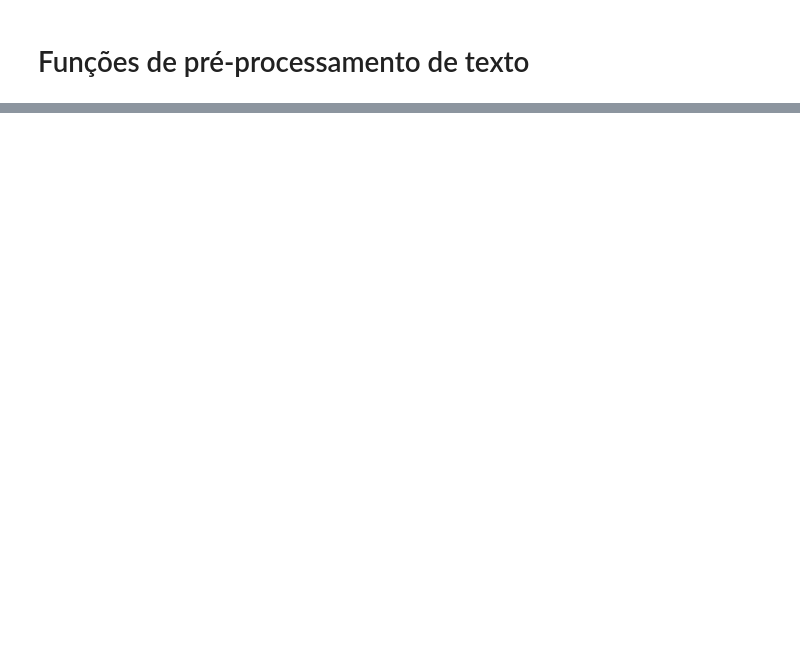
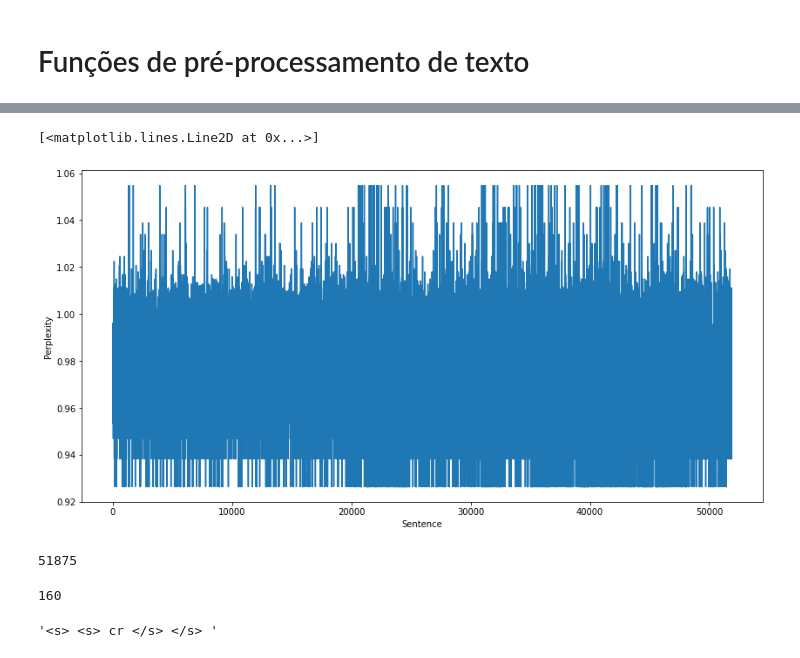
Before and after one commit to Jvictor97/3-Gram, a Jupyter notebook: Trabalho4.ipynb, the cells around one changed output, grey strips where cells are left out. Drawn from its saved outputs; the diff is of its cells as text; code cells hidden in the pictures; blank space fills up the shorter version.

```diff
--- a/Trabalho4.ipynb
+++ b/Trabalho4.ipynb
@@ -80,0 +114,8 @@ re.findall('(?<=<s><s>)[\w\W]+?(?=<\/s><\/s>)', test)
+# %%
+def calculate_probability(word3, word1, word2):
+    three_gram_probability =  (three_gram[f'{word1} {word2}'][word3] / bi_gram[word1][word2]) if bi_gram[word1][word2] > 0 else 0
+    bi_gram_probability =  (bi_gram[word2][word3] / uni_gram[word2]) if uni_gram[word2] > 0 else 0
+    uni_gram_probability = uni_gram[word3] / len(vocabulary)
+
+    probability = 0.7 * three_gram_probability + 0.2 * bi_gram_probability + 0.1 * uni_gram_probability
+    return probability if probability > 0.0 else sys.float_info.min
@@ -80,0 +124,30 @@ re.findall('(?<=<s><s>)[\w\W]+?(?=<\/s><\/s>)', test)
+# %%
+test_file = open('CHAVEFolha/folha94/FSP.940101.sgml')
+content = test_file.read()
+texts = re.findall("(?<=<TEXT>\n)[\w\W]+?(?=<\/TEXT>)", content)
+per_sentence_perplexity = defaultdict(int)
+sentences = []
+
+test_files = os.listdir(os.getcwd() + "/CHAVEFolha/folha94")
+total = len(test_files)
+
+for index, file_name in enumerate(test_files):
+    print(f'processing file {index+1} of {total}\r', sep=' ', end='', flush=True)
+    f = io.open(os.getcwd() + "\\CHAVEFolha\\folha94\\" + file_name, mode="r", encoding="latin-1")
+    file_content = f.read()
+    texts = re.findall("(?<=<TEXT>\n)[\w\W]+?(?=<\/TEXT>)", file_content)
+
+    for text in texts:
+        preprocessed_text = preprocess_text(text)
+        for sentence in re.findall('\s*<s>\s*<s>\s*.+?\s*<\/s>\s*<\/s>\s*', preprocessed_text):
+            words = sentence.split()
+            probability = 0
+
+            for index in range(len(words) - 2):
+                word1 = words[index]
+                word2 = words[index+1]
+                word3 = words[index+2]
+
+                _probability = calculate_probability(word3, word1, word2)
+                probability += math.log(_probability)
+            per_sentence_perplexity[sentence] = math.exp(probability)**(-1/float(len(words))) if math.exp(probability) > 0.0 else math.inf
@@ -80,0 +184,20 @@ re.findall('(?<=<s><s>)[\w\W]+?(?=<\/s><\/s>)', test)
+# %%
+plt.figure(figsize=(14,7))
+plt.xlabel('Sentence')
+plt.ylabel('Perplexity')
+plt.plot(per_sentence_perplexity)
+# %% [output]
+[<matplotlib.lines.Line2D at 0x...>]
+[figure, added]
+# %%
+len(per_sentence_perplexity)
+# %% [output]
+51875
+# %%
+per_sentence_perplexity.index(min(per_sentence_perplexity))
+# %% [output]
+160
+# %%
+sentences[160]
+# %% [output]
+'<s> <s> cr </s> </s> '
```
Also changed, not shown: parts of 19 cells of this notebook.
